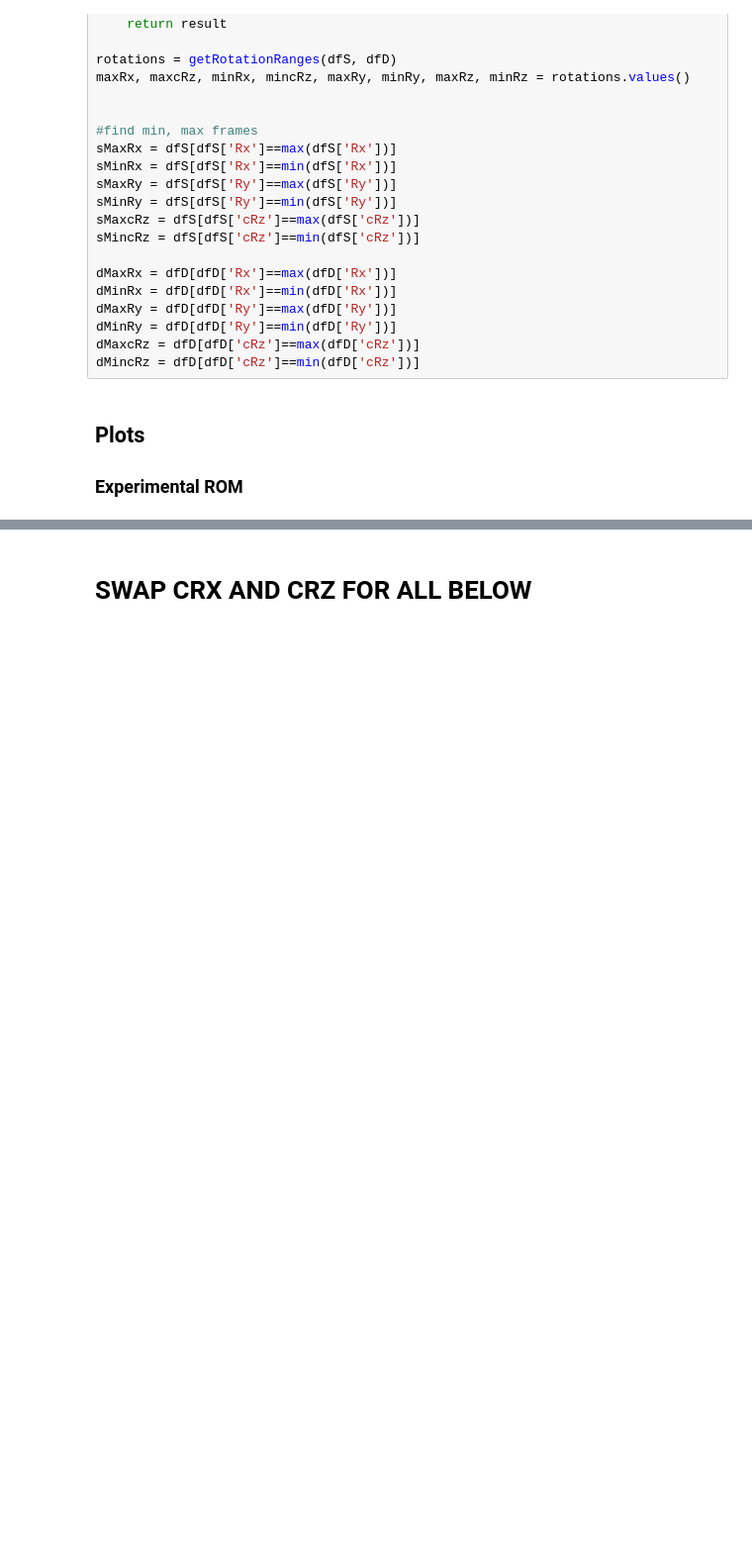
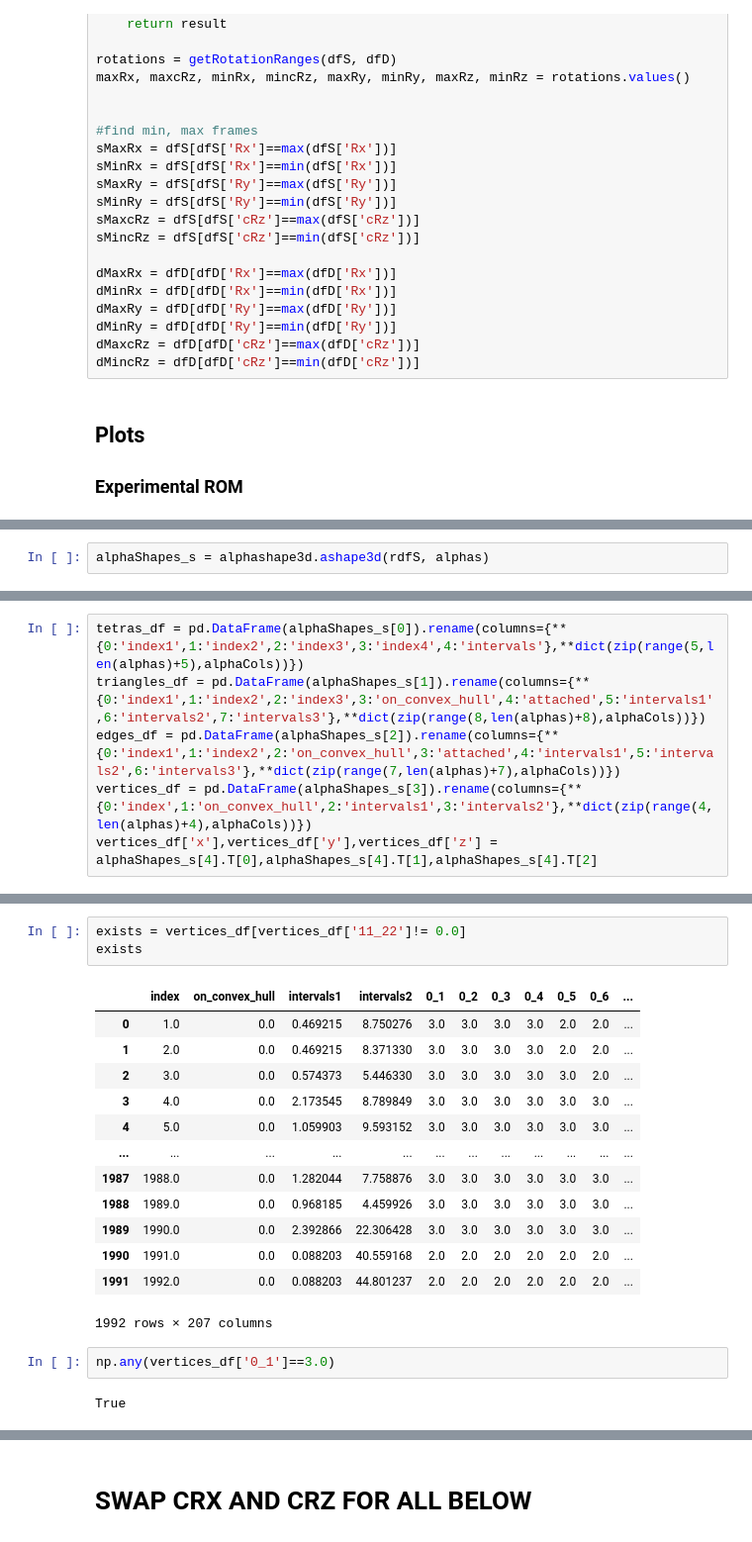
Before and after one commit to popscallion/DeepLabCut, a Jupyter notebook: deadROMM/ch3Analyses.ipynb, the cells around one changed output, grey strips where cells are left out. Shown at 99% size. Cells and saved outputs as stored; diff of their text form; blank space fills up the shorter version.

```diff
--- a/deadROMM/ch3Analyses.ipynb
+++ b/deadROMM/ch3Analyses.ipynb
@@ -499,0 +678,2 @@ Canvas(toolbar=Toolbar(toolitems=[('Home', 'Reset original view', 'home', 'home'
+# %%
+alphaShapes_s = alphashape3d.ashape3d(rdfS, alphas)
@@ -499,0 +687,6 @@ Canvas(toolbar=Toolbar(toolitems=[('Home', 'Reset original view', 'home', 'home'
+# %%
+tetras_df = pd.DataFrame(alphaShapes_s[0]).rename(columns={**{0:'index1',1:'index2',2:'index3',3:'index4',4:'intervals'},**dict(zip(range(5,len(alphas)+5),alphaCols))})
+triangles_df = pd.DataFrame(alphaShapes_s[1]).rename(columns={**{0:'index1',1:'index2',2:'index3',3:'on_convex_hull',4:'attached',5:'intervals1',6:'intervals2',7:'intervals3'},**dict(zip(range(8,len(alphas)+8),alphaCols))})
+edges_df = pd.DataFrame(alphaShapes_s[2]).rename(columns={**{0:'index1',1:'index2',2:'on_convex_hull',3:'attached',4:'intervals1',5:'intervals2',6:'intervals3'},**dict(zip(range(7,len(alphas)+7),alphaCols))})
+vertices_df = pd.DataFrame(alphaShapes_s[3]).rename(columns={**{0:'index',1:'on_convex_hull',2:'intervals1',3:'intervals2'},**dict(zip(range(4,len(alphas)+4),alphaCols))})
+vertices_df['x'],vertices_df['y'],vertices_df['z'] = alphaShapes_s[4].T[0],alphaShapes_s[4].T[1],alphaShapes_s[4].T[2]
@@ -499,0 +709,21 @@ Canvas(toolbar=Toolbar(toolitems=[('Home', 'Reset original view', 'home', 'home'
+# %%
+exists = vertices_df[vertices_df['11_22']!= 0.0]
+exists
+# %% [output]
+|  | index | on_convex_hull | intervals1 | intervals2 | 0_1 | 0_2 | 0_3 | 0_4 | 0_5 | 0_6 | ... |
+| 0 | 1.0 | 0.0 | 0.469215 | 8.750276 | 3.0 | 3.0 | 3.0 | 3.0 | 2.0 | 2.0 | ... |
+| 1 | 2.0 | 0.0 | 0.469215 | 8.371330 | 3.0 | 3.0 | 3.0 | 3.0 | 2.0 | 2.0 | ... |
+| 2 | 3.0 | 0.0 | 0.574373 | 5.446330 | 3.0 | 3.0 | 3.0 | 3.0 | 3.0 | 2.0 | ... |
+| 3 | 4.0 | 0.0 | 2.173545 | 8.789849 | 3.0 | 3.0 | 3.0 | 3.0 | 3.0 | 3.0 | ... |
+| 4 | 5.0 | 0.0 | 1.059903 | 9.593152 | 3.0 | 3.0 | 3.0 | 3.0 | 3.0 | 3.0 | ... |
+| ... | ... | ... | ... | ... | ... | ... | ... | ... | ... | ... | ... |
+| 1987 | 1988.0 | 0.0 | 1.282044 | 7.758876 | 3.0 | 3.0 | 3.0 | 3.0 | 3.0 | 3.0 | ... |
+| 1988 | 1989.0 | 0.0 | 0.968185 | 4.459926 | 3.0 | 3.0 | 3.0 | 3.0 | 3.0 | 3.0 | ... |
+| 1989 | 1990.0 | 0.0 | 2.392866 | 22.306428 | 3.0 | 3.0 | 3.0 | 3.0 | 3.0 | 3.0 | ... |
+| 1990 | 1991.0 | 0.0 | 0.088203 | 40.559168 | 2.0 | 2.0 | 2.0 | 2.0 | 2.0 | 2.0 | ... |
+| 1991 | 1992.0 | 0.0 | 0.088203 | 44.801237 | 2.0 | 2.0 | 2.0 | 2.0 | 2.0 | 2.0 | ... |
+1992 rows × 207 columns
+# %%
+np.any(vertices_df['0_1']==3.0)
+# %% [output]
+True
```
Also changed, not shown: parts of 21 cells of this notebook, 2 other files.
